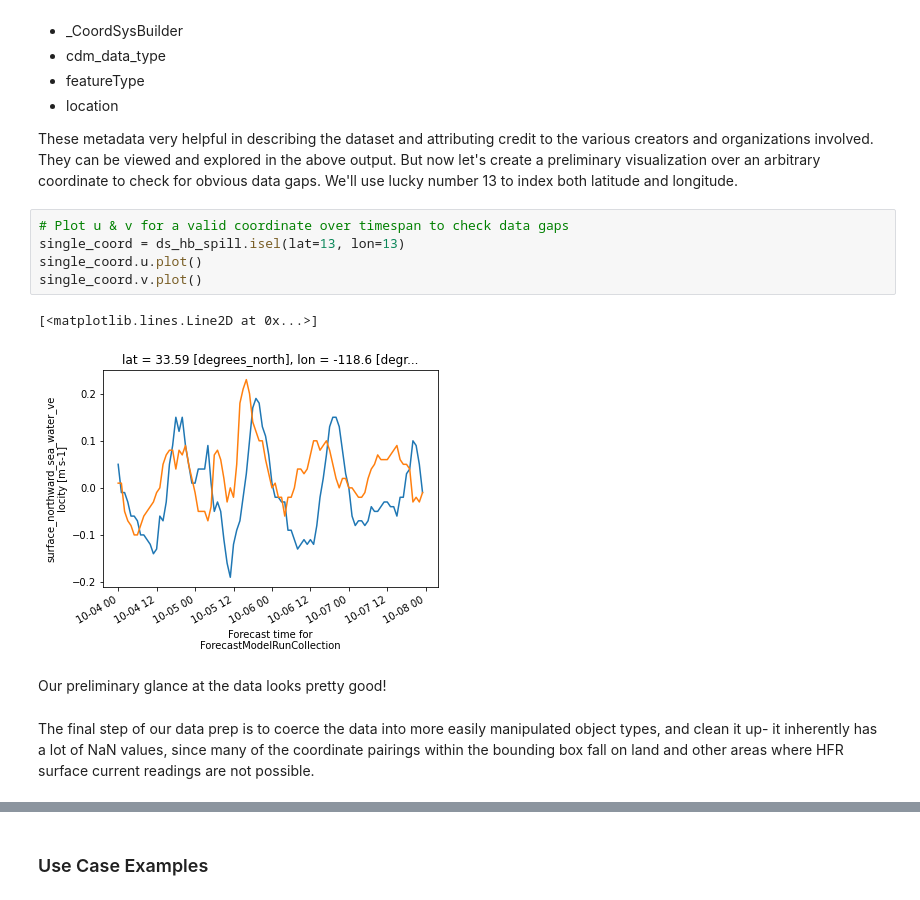
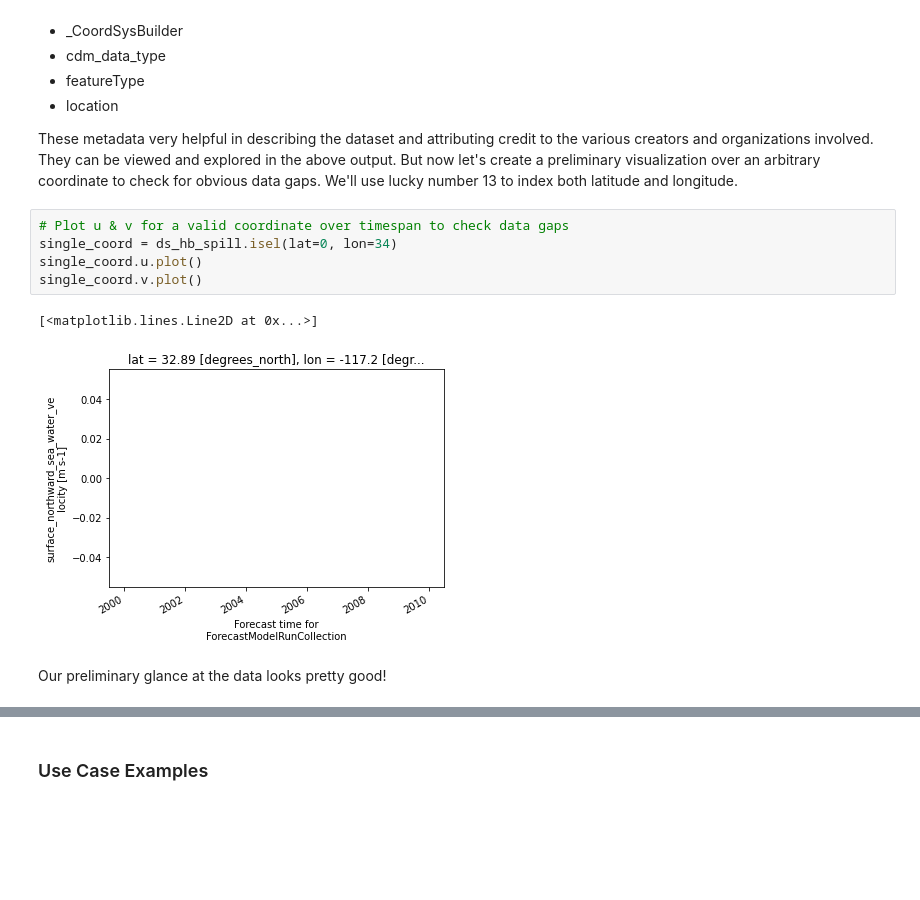
Before and after one commit to fullbeats/EDS220-SeaSurfaceCurrents, a Jupyter notebook: HFR_Surface_Current_Completed.ipynb, the cells around one changed output, grey strips where cells are left out. Saved outputs shown, nothing was run; the diff lists cells and outputs as text; blank space fills up the shorter version.

```diff
--- a/HFR_Surface_Current_Completed.ipynb
+++ b/HFR_Surface_Current_Completed.ipynb
@@ -228,13 +228,11 @@ Additionally, metadata is stored for the data under the 'Attributes' tab of the
 These metadata very helpful in describing the dataset and attributing credit to the various creators and organizations involved. They can be viewed and explored in the above output. But now let's create a preliminary visualization over an arbitrary coordinate to check for obvious data gaps. We'll use lucky number 13 to index both latitude and longitude.
 # %%
 # Plot u & v for a valid coordinate over timespan to check data gaps
-single_coord = ds_hb_spill.isel(lat=13, lon=13)
+single_coord = ds_hb_spill.isel(lat=0, lon=34)
 single_coord.u.plot()
 single_coord.v.plot()
 # %% [output]
 [<matplotlib.lines.Line2D at 0x...>]
-[figure, old version]
+[figure, new version]
 # %% [markdown]
 Our preliminary glance at the data looks pretty good!
-# %% [markdown]
-The final step of our data prep is to coerce the data into more easily manipulated object types, and clean it up- it inherently has a lot of NaN values, since many of the coordinate pairings within the bounding box fall on land and other areas where HFR surface current readings are not possible.
```
Also changed, not shown: parts of 15 cells of this notebook, 3 other files.
